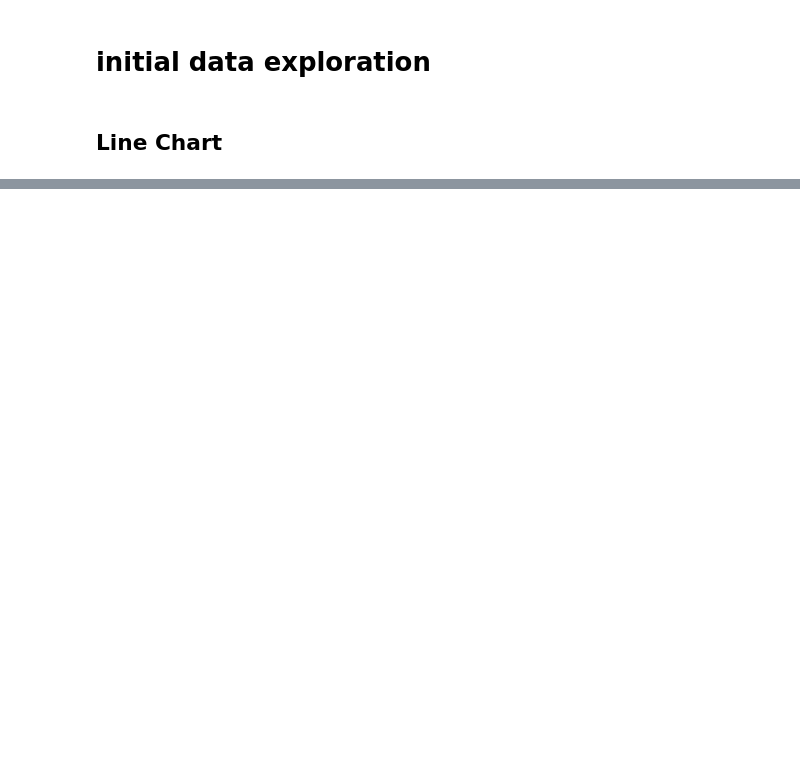
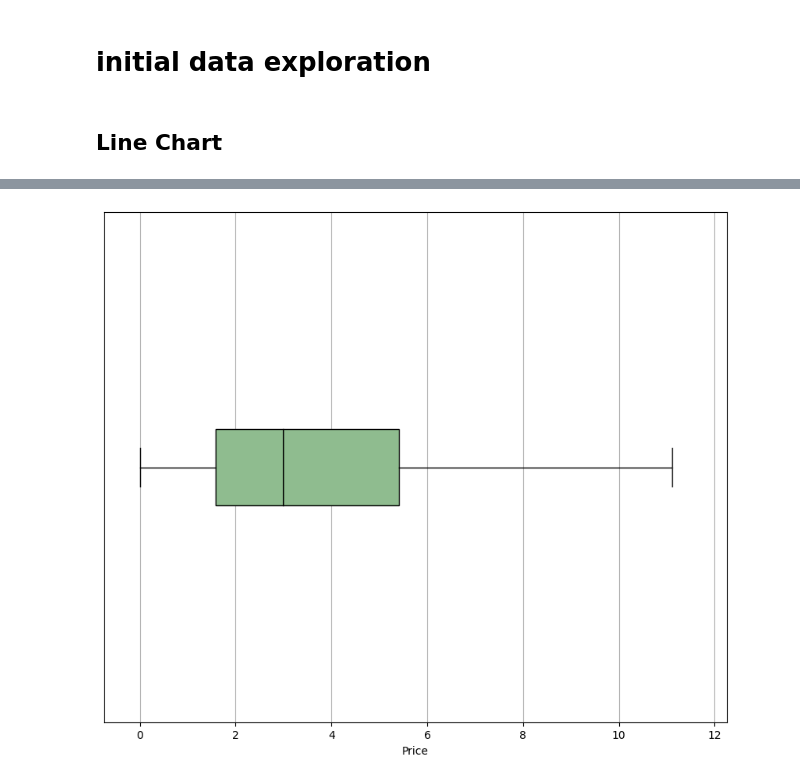
Before and after one commit to LeVraiDwi/-PiscineDataScience, a Jupyter notebook: day02/ex02/mustache.ipynb, the cells around one changed output, grey strips where cells are left out. Drawn from its saved outputs; the diff is of its cells as text; code cells hidden in the pictures; blank space fills up the shorter version.

```diff
--- a/day02/ex02/mustache.ipynb
+++ b/day02/ex02/mustache.ipynb
@@ -82,0 +59,19 @@ plt.show()
+# %%
+fig, ax = plt.subplots(1, 1, figsize=(8, 7), layout='constrained')
+
+flierprops = dict(marker='o', markerfacecolor='grey', markersize=2,
+              markeredgecolor='grey')
+medianprops = dict(linestyle='-', color='black')
+box = ax.boxplot(data['price'], zorder=3, vert=False, medianprops = medianprops, showfliers=False, patch_artist=True)
+
+for b in box['boxes']:
+    b.set_facecolor('darkseagreen')
+ax.set_xlabel('Price')
+ax.set_yticks([])
+ax.grid(True, zorder=0)
+ax.set_xlim(-0.75, 12.25 )
+ax.set_xticks(range(0, 14, 2))
+
+plt.show()
+# %% [output]
+[figure, added]
```
Also changed, not shown: parts of 5 cells of this notebook, 4 other files.
